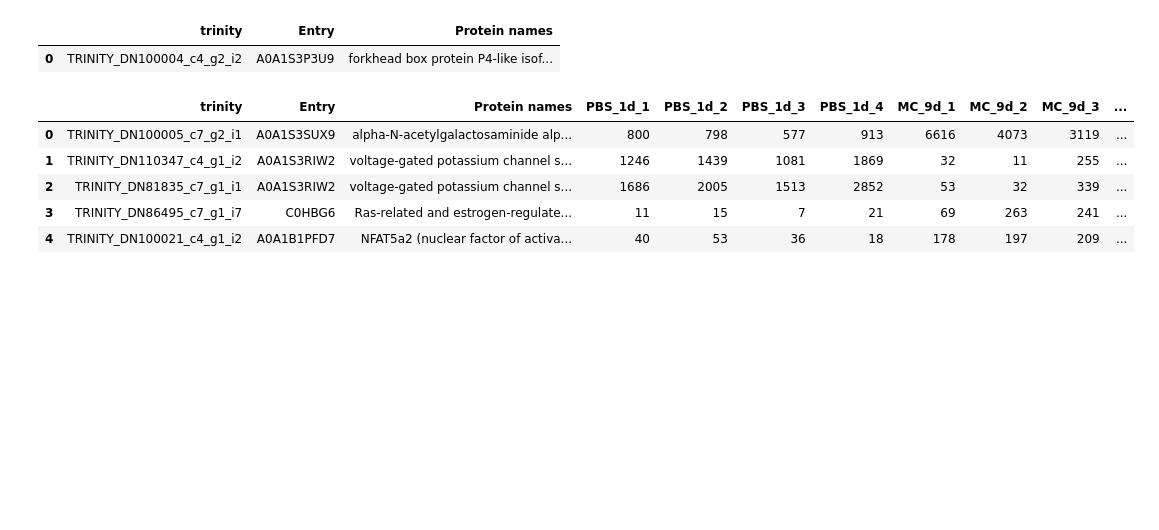
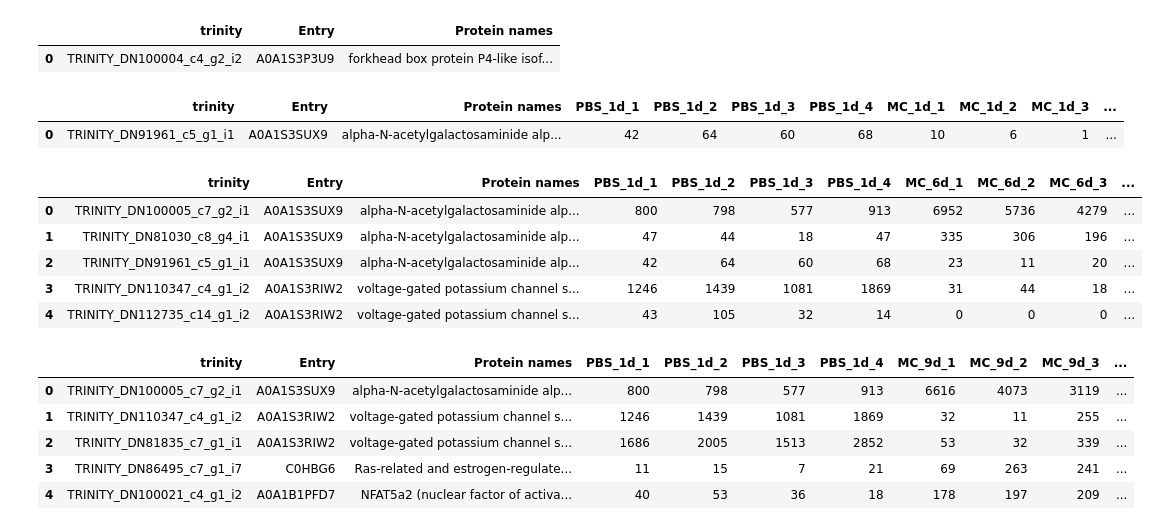
Before and after one commit to florekem/lncRNAinCla, a Jupyter notebook: PROPER_przygotowanie_matrycy_UTR_vs_PROT_deseq.ipynb, the cells around one changed output. Saved outputs shown, nothing was run; the diff lists cells and outputs as text; code cells hidden in the pictures; blank space fills up the shorter version.

```diff
--- a/PROPER_przygotowanie_matrycy_UTR_vs_PROT_deseq.ipynb
+++ b/PROPER_przygotowanie_matrycy_UTR_vs_PROT_deseq.ipynb
@@ -321,3 +460,6 @@ novel_deseq_results_d9 = pd.read_csv(path+'NOVEL_deseq2_result_from_R_9d.csv')
+# %%
+# dodaj kolumny trinity oraz RC poszczegolnych grup do wynikow deseq:
+novel_deseq_results_d6 = pd.concat([matryca_novel_6d, novel_deseq_results_d6], axis=1, sort=False)
 # %%
 # dodaj kolumny trinity oraz RC poszczegolnych grup do wynikow deseq:
 novel_deseq_results_d9 = pd.concat([matryca_novel_9d, novel_deseq_results_d9], axis=1, sort=False)
@@ -365,6 +507,22 @@ UTR.head(1)
 # %% [output]
 |  | trinity | Entry | Protein names |
 | 0 | TRINITY_DN100004_c4_g2_i2 | A0A1S3P3U9 | forkhead box protein P4-like isof... |
+# %%
+mRNA_deseq_results_d1 = pd.merge(UTR, novel_deseq_results_d1, on='trinity', how='inner')
+mRNA_deseq_results_d1.head(1)
+# %% [output]
+|  | trinity | Entry | Protein names | PBS_1d_1 | PBS_1d_2 | PBS_1d_3 | PBS_1d_4 | MC_1d_1 | MC_1d_2 | MC_1d_3 | ... |
+| 0 | TRINITY_DN91961_c5_g1_i1 | A0A1S3SUX9 | alpha-N-acetylgalactosaminide alp... | 42 | 64 | 60 | 68 | 10 | 6 | 1 | ... |
+# %%
+mRNA_deseq_results_d6 = pd.merge(UTR, novel_deseq_results_d6, on='trinity', how='inner')
+mRNA_deseq_results_d6.head()
+# %% [output]
+|  | trinity | Entry | Protein names | PBS_1d_1 | PBS_1d_2 | PBS_1d_3 | PBS_1d_4 | MC_6d_1 | MC_6d_2 | MC_6d_3 | ... |
+| 0 | TRINITY_DN100005_c7_g2_i1 | A0A1S3SUX9 | alpha-N-acetylgalactosaminide alp... | 800 | 798 | 577 | 913 | 6952 | 5736 | 4279 | ... |
+| 1 | TRINITY_DN81030_c8_g4_i1 | A0A1S3SUX9 | alpha-N-acetylgalactosaminide alp... | 47 | 44 | 18 | 47 | 335 | 306 | 196 | ... |
+| 2 | TRINITY_DN91961_c5_g1_i1 | A0A1S3SUX9 | alpha-N-acetylgalactosaminide alp... | 42 | 64 | 60 | 68 | 23 | 11 | 20 | ... |
+| 3 | TRINITY_DN110347_c4_g1_i2 | A0A1S3RIW2 | voltage-gated potassium channel s... | 1246 | 1439 | 1081 | 1869 | 31 | 44 | 18 | ... |
+| 4 | TRINITY_DN112735_c14_g1_i2 | A0A1S3RIW2 | voltage-gated potassium channel s... | 43 | 105 | 32 | 14 | 0 | 0 | 0 | ... |
 # %%
 mRNA_deseq_results_d9 = pd.merge(UTR, novel_deseq_results_d9, on='trinity', how='inner')
 mRNA_deseq_results_d9.head()
```
Also changed, not shown: parts of 86 cells of this notebook, 1 other file.
